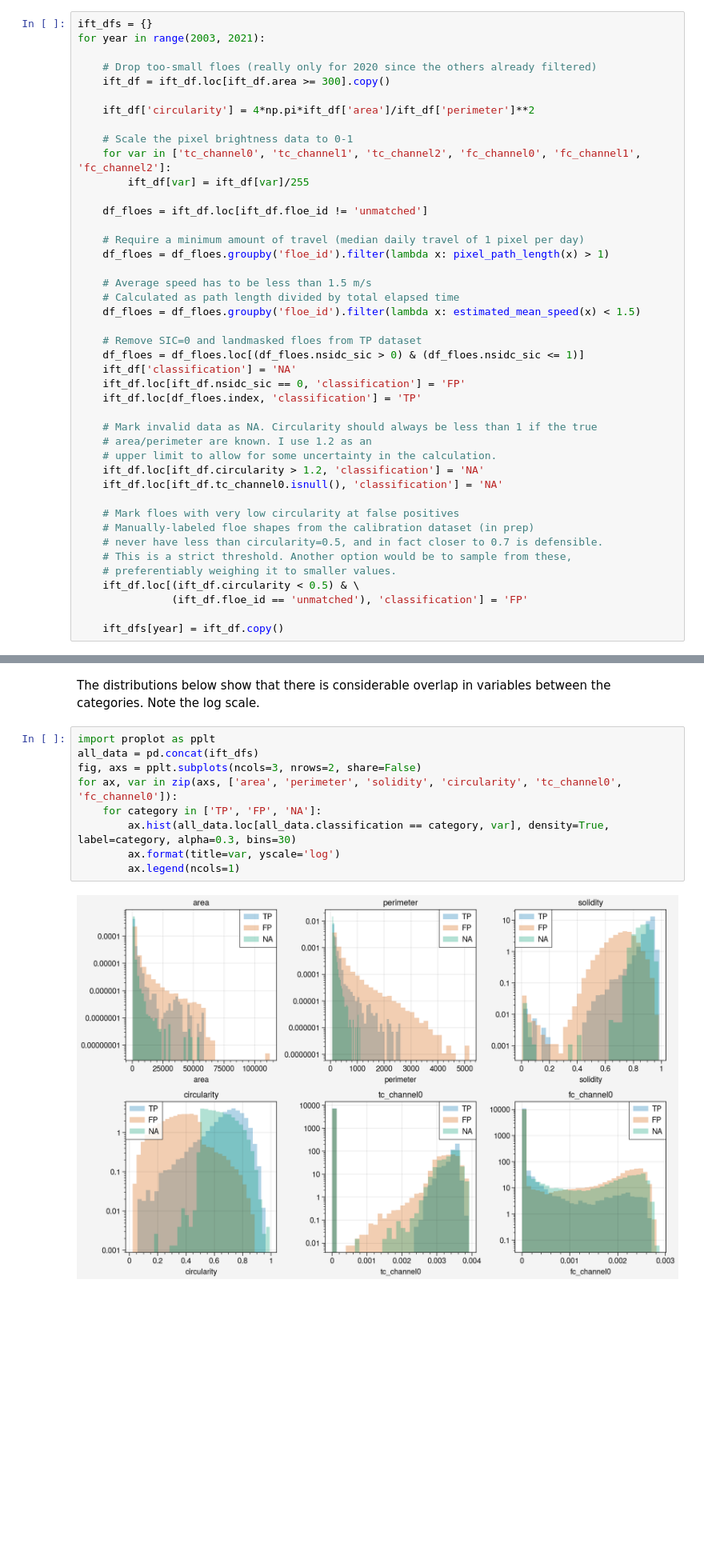
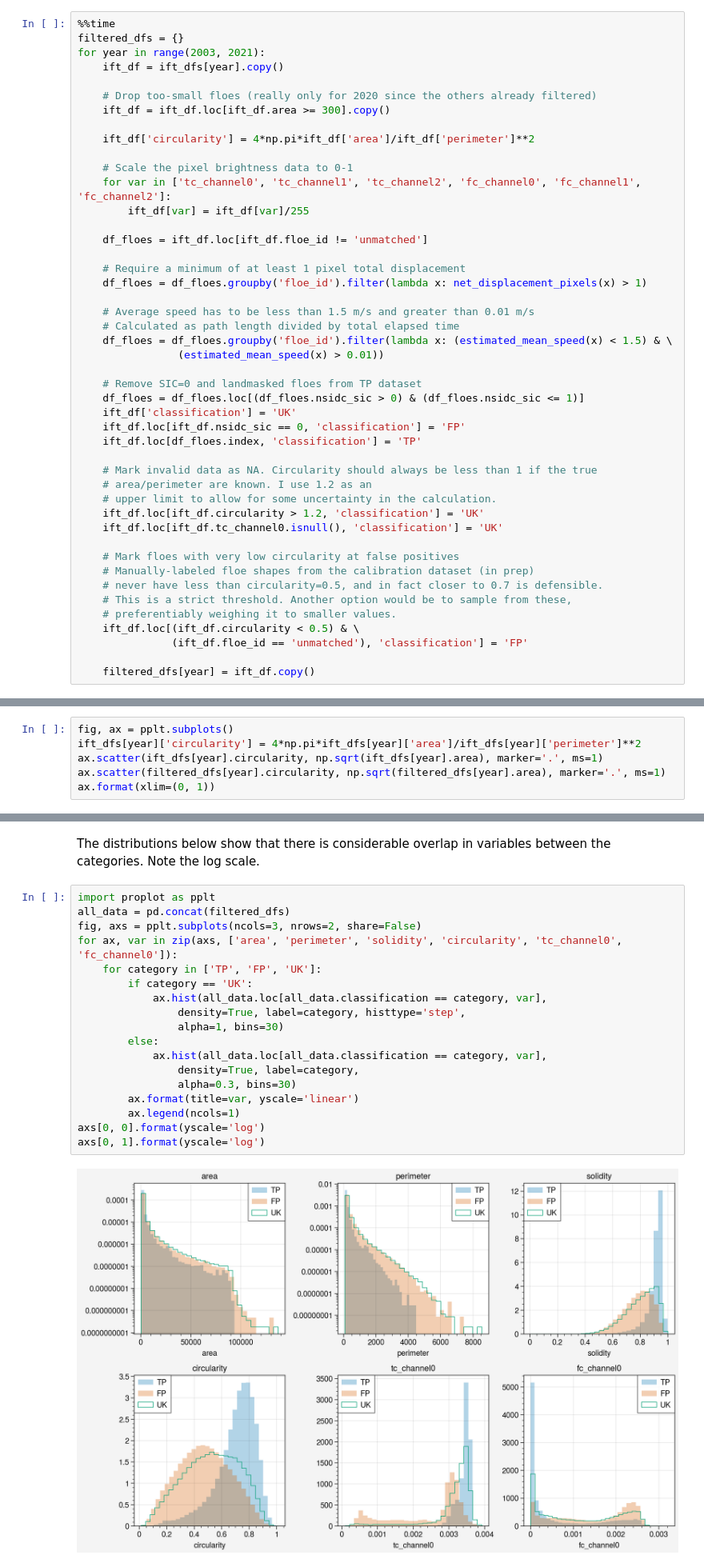
Before and after one commit to WilhelmusLab/process_fram_strait_v0, a Jupyter notebook: notebooks/logistic_regression_classifier.ipynb, the cells around one changed output, grey strips where cells are left out. Shown: that part at 80% size. Cells and saved outputs as stored; diff of their text form; blank space fills up the shorter version.

```diff
--- a/notebooks/logistic_regression_classifier.ipynb
+++ b/notebooks/logistic_regression_classifier.ipynb
@@ -117,6 +95,8 @@ This code block strings together the steps used for labeling each observations a
 # %%
-ift_dfs = {}
+%%time
+filtered_dfs = {}
 for year in range(2003, 2021):
+    ift_df = ift_dfs[year].copy()
 
     # Drop too-small floes (really only for 2020 since the others already filtered)
     ift_df = ift_df.loc[ift_df.area >= 300].copy()
@@ -129,24 +109,25 @@ for year in range(2003, 2021):
 
     df_floes = ift_df.loc[ift_df.floe_id != 'unmatched']
 
-    # Require a minimum amount of travel (median daily travel of 1 pixel per day)
-    df_floes = df_floes.groupby('floe_id').filter(lambda x: pixel_path_length(x) > 1)
+    # Require a minimum of at least 1 pixel total displacement
+    df_floes = df_floes.groupby('floe_id').filter(lambda x: net_displacement_pixels(x) > 1)
 
-    # Average speed has to be less than 1.5 m/s
+    # Average speed has to be less than 1.5 m/s and greater than 0.01 m/s
     # Calculated as path length divided by total elapsed time
-    df_floes = df_floes.groupby('floe_id').filter(lambda x: estimated_mean_speed(x) < 1.5)
+    df_floes = df_floes.groupby('floe_id').filter(lambda x: (estimated_mean_speed(x) < 1.5) & \
+                (estimated_mean_speed(x) > 0.01))
 
     # Remove SIC=0 and landmasked floes from TP dataset
     df_floes = df_floes.loc[(df_floes.nsidc_sic > 0) & (df_floes.nsidc_sic <= 1)]
-    ift_df['classification'] = 'NA'
+    ift_df['classification'] = 'UK'
     ift_df.loc[ift_df.nsidc_sic == 0, 'classification'] = 'FP'
     ift_df.loc[df_floes.index, 'classification'] = 'TP'
 
     # Mark invalid data as NA. Circularity should always be less than 1 if the true
     # area/perimeter are known. I use 1.2 as an
     # upper limit to allow for some uncertainty in the calculation.
-    ift_df.loc[ift_df.circularity > 1.2, 'classification'] = 'NA'
-    ift_df.loc[ift_df.tc_channel0.isnull(), 'classification'] = 'NA'
+    ift_df.loc[ift_df.circularity > 1.2, 'classification'] = 'UK'
+    ift_df.loc[ift_df.tc_channel0.isnull(), 'classification'] = 'UK'
 
     # Mark floes with very low circularity at false positives
     # Manually-labeled floe shapes from the calibration dataset (in prep)
@@ -156,4 +137,4 @@ for year in range(2003, 2021):
     ift_df.loc[(ift_df.circularity < 0.5) & \
                (ift_df.floe_id == 'unmatched'), 'classification'] = 'FP'
 
-    ift_dfs[year] = ift_df.copy()
+    filtered_dfs[year] = ift_df.copy()
@@ -159,0 +144,6 @@ for year in range(2003, 2021):
+# %%
+fig, ax = pplt.subplots()
+ift_dfs[year]['circularity'] = 4*np.pi*ift_dfs[year]['area']/ift_dfs[year]['perimeter']**2
+ax.scatter(ift_dfs[year].circularity, np.sqrt(ift_dfs[year].area), marker='.', ms=1)
+ax.scatter(filtered_dfs[year].circularity, np.sqrt(filtered_dfs[year].area), marker='.', ms=1)
+ax.format(xlim=(0, 1))
@@ -161,15 +153,24 @@ for year in range(2003, 2021):
 The distributions below show that there is considerable overlap in variables between the categories. Note the log scale.
 # %%
 import proplot as pplt
-all_data = pd.concat(ift_dfs)
+all_data = pd.concat(filtered_dfs)
 fig, axs = pplt.subplots(ncols=3, nrows=2, share=False)
 for ax, var in zip(axs, ['area', 'perimeter', 'solidity', 'circularity', 'tc_channel0', 'fc_channel0']):
-    for category in ['TP', 'FP', 'NA']:
-        ax.hist(all_data.loc[all_data.classification == category, var], density=True, label=category, alpha=0.3, bins=30)
-        ax.format(title=var, yscale='log')
+    for category in ['TP', 'FP', 'UK']:
+        if category == 'UK':
+            ax.hist(all_data.loc[all_data.classification == category, var],
+                density=True, label=category, histtype='step',
+                alpha=1, bins=30)
+        else:
+            ax.hist(all_data.loc[all_data.classification == category, var],
+                density=True, label=category,
+                alpha=0.3, bins=30)
+        ax.format(title=var, yscale='linear')
         ax.legend(ncols=1)
+axs[0, 0].format(yscale='log')
+axs[0, 1].format(yscale='log')
 # %% [output]
-[figure, old version]
+[figure, new version]
 # %% [markdown]
 # Stratified random sample
 We take a stratified random sample of up to 1000 data points from each month for each category. There are more false positives than true positives. For Apr-June, there are approximately the same number of true and false positives, decreasing thereafter.
```
Also changed, not shown: parts of 9 cells of this notebook.
